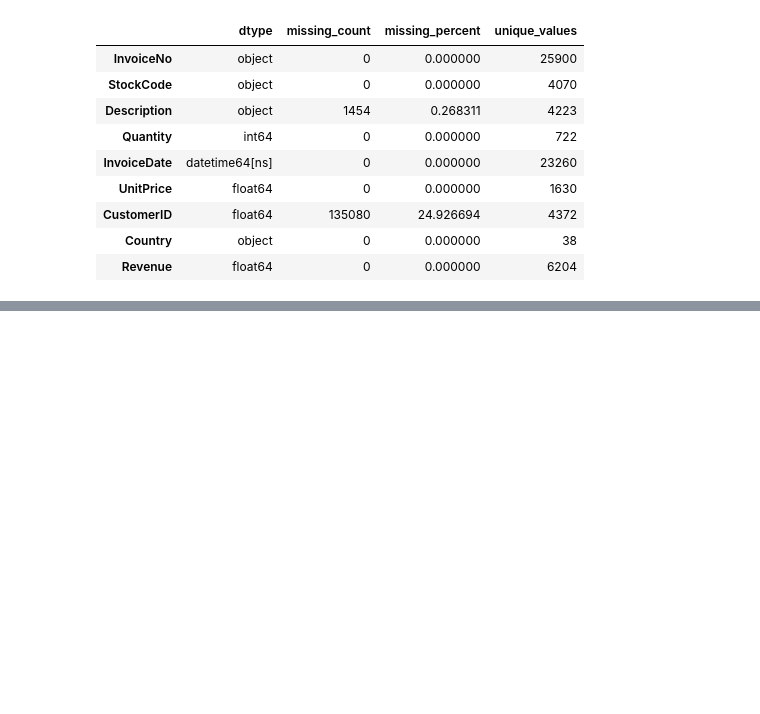
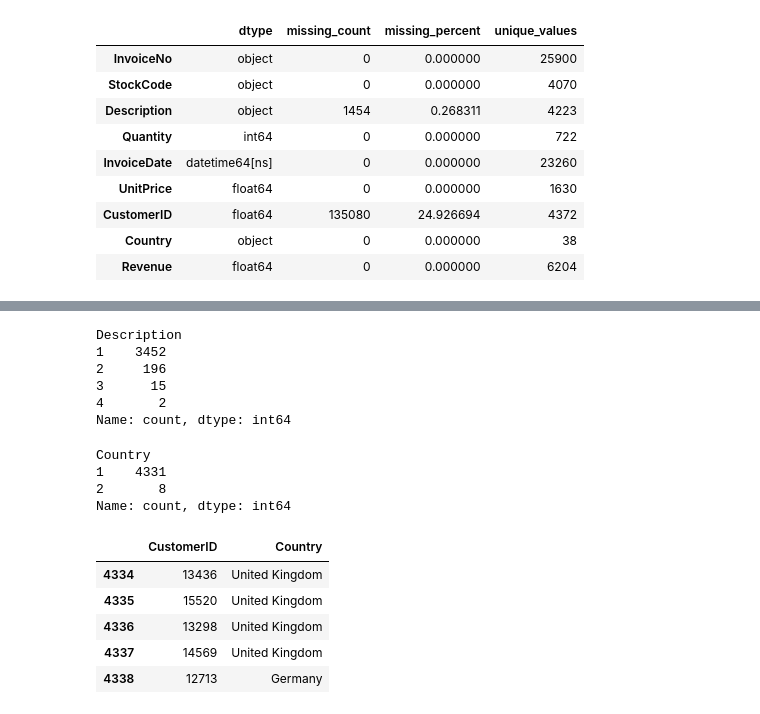
Before and after one commit to Alirezagj1/ecommerce-sales-prediction, a Jupyter notebook: notebooks/01_data_exploration.ipynb, the cells around one changed output, grey strips where cells are left out. Cells and saved outputs as stored; diff of their text form; code cells hidden in the pictures; blank space fills up the shorter version.

```diff
--- a/notebooks/01_data_exploration.ipynb
+++ b/notebooks/01_data_exploration.ipynb
@@ -161,0 +145,26 @@ df_clean.to_csv("../data/processed/online_retail_clean.csv", index=False)
+# %%
+df_clean.groupby("StockCode")["Description"].nunique().sort_values(ascending=False).value_counts()
+# %% [output]
+Description
+1    3452
+2     196
+3      15
+4       2
+Name: count, dtype: int64
+# %%
+df_clean.groupby("CustomerID")["Country"].nunique().sort_values(ascending=False).value_counts()
+# %% [output]
+Country
+1    4331
+2       8
+Name: count, dtype: int64
+# %%
+customers = df_clean[["CustomerID", "Country"]].drop_duplicates(subset=["CustomerID"]).reset_index(drop=True)
+customers.tail()
+# %% [output]
+|  | CustomerID | Country |
+| 4334 | 13436 | United Kingdom |
+| 4335 | 15520 | United Kingdom |
+| 4336 | 13298 | United Kingdom |
+| 4337 | 14569 | United Kingdom |
+| 4338 | 12713 | Germany |
```
Also changed, not shown: parts of 8 cells of this notebook, 2 other files.
